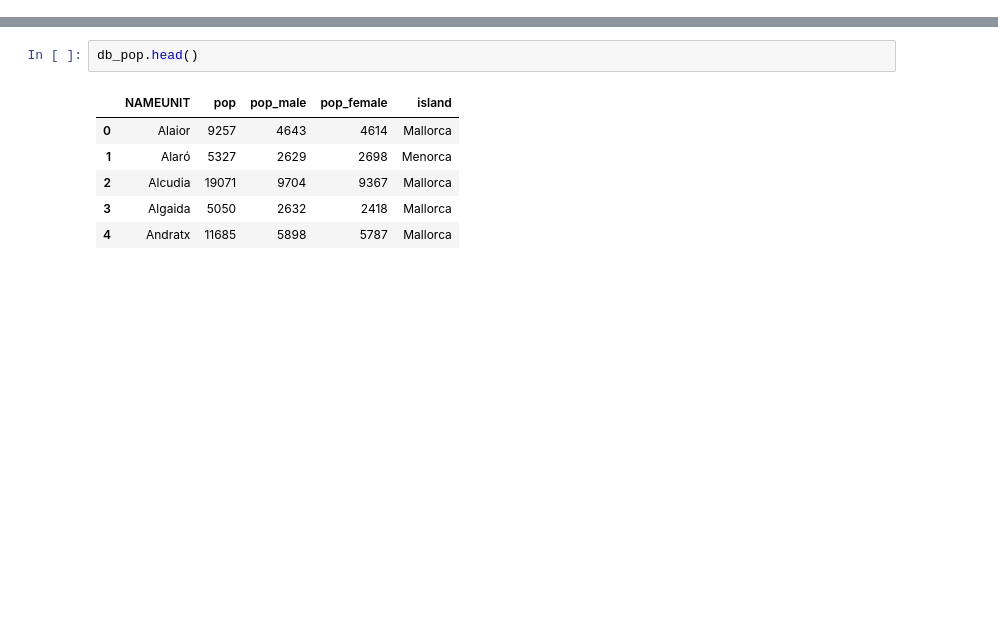
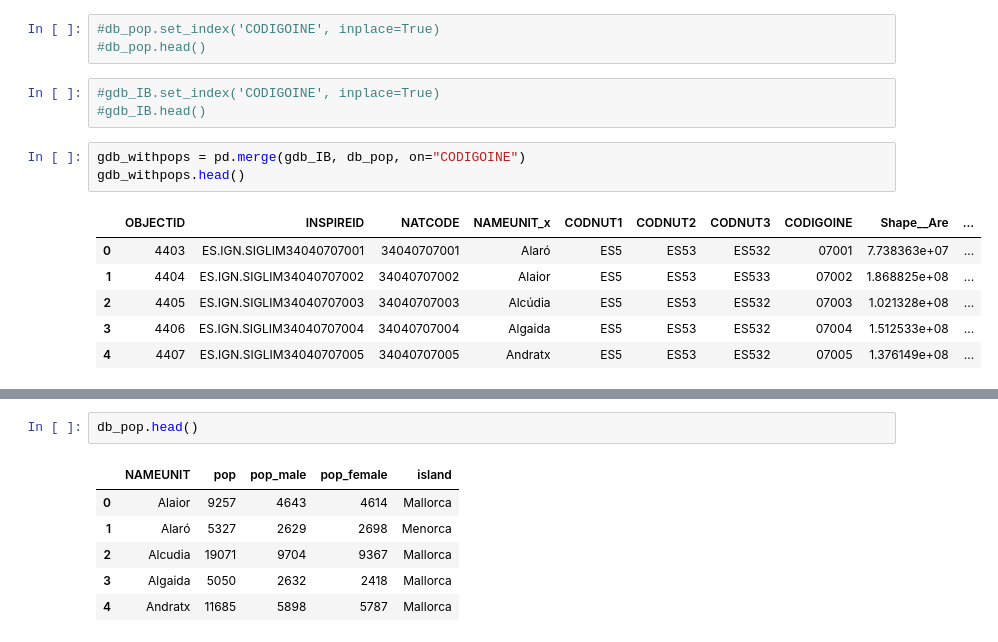
Before and after one commit to juanfernandezgracia/Balearic-epi, a Jupyter notebook: plot_maps_IB.ipynb, the cells around one changed output, grey strips where cells are left out. Drawn from its saved outputs; the diff is of its cells as text; blank space fills up the shorter version.

```diff
--- a/plot_maps_IB.ipynb
+++ b/plot_maps_IB.ipynb
@@ -10,0 +62,16 @@ gdb_IB = gpd.read_file(fname_shp)
+# %%
+#db_pop.set_index('CODIGOINE', inplace=True)
+#db_pop.head()
+# %%
+#gdb_IB.set_index('CODIGOINE', inplace=True)
+#gdb_IB.head()
+# %%
+gdb_withpops = pd.merge(gdb_IB, db_pop, on="CODIGOINE")
+gdb_withpops.head()
+# %% [output]
+|  | OBJECTID | INSPIREID | NATCODE | NAMEUNIT_x | CODNUT1 | CODNUT2 | CODNUT3 | CODIGOINE | Shape__Are | ... |
+| 0 | 4403 | ES.IGN.SIGLIM34040707001 | 34040707001 | Alaró | ES5 | ES53 | ES532 | 07001 | 7.738363e+07 | ... |
+| 1 | 4404 | ES.IGN.SIGLIM34040707002 | 34040707002 | Alaior | ES5 | ES53 | ES533 | 07002 | 1.868825e+08 | ... |
+| 2 | 4405 | ES.IGN.SIGLIM34040707003 | 34040707003 | Alcúdia | ES5 | ES53 | ES532 | 07003 | 1.021328e+08 | ... |
+| 3 | 4406 | ES.IGN.SIGLIM34040707004 | 34040707004 | Algaida | ES5 | ES53 | ES532 | 07004 | 1.512533e+08 | ... |
+| 4 | 4407 | ES.IGN.SIGLIM34040707005 | 34040707005 | Andratx | ES5 | ES53 | ES532 | 07005 | 1.376149e+08 | ... |
```
Also changed, not shown: parts of 22 cells of this notebook, 6 other files.
